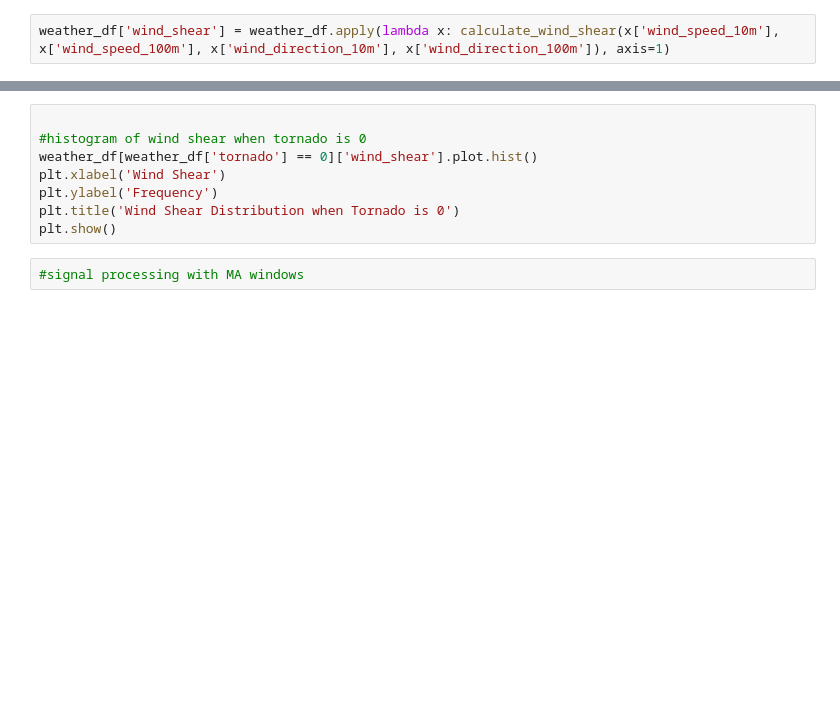
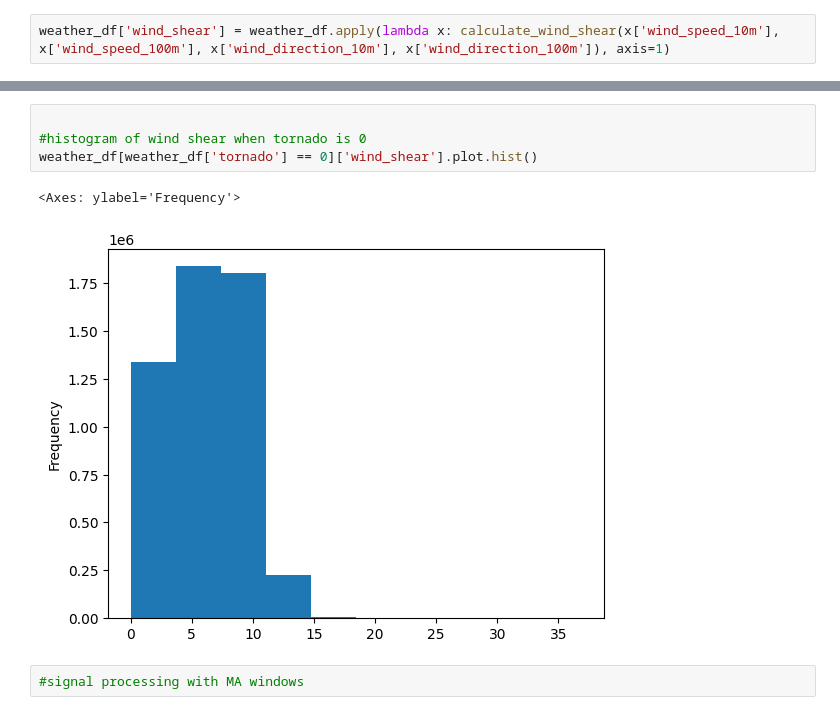
Before and after one commit to dpatel77/ProjectToto, a Jupyter notebook: ML_Model/ml_projectTOTO.ipynb, the cells around one changed output, grey strips where cells are left out. Cells and saved outputs as stored; diff of their text form; blank space fills up the shorter version.

```diff
--- a/ML_Model/ml_projectTOTO.ipynb
+++ b/ML_Model/ml_projectTOTO.ipynb
@@ -287,11 +286,10 @@ plt.show()
 # %%
 
 #histogram of wind shear when tornado is 0
 weather_df[weather_df['tornado'] == 0]['wind_shear'].plot.hist()
-plt.xlabel('Wind Shear')
-plt.ylabel('Frequency')
-plt.title('Wind Shear Distribution when Tornado is 0')
-plt.show()
+# %% [output]
+<Axes: ylabel='Frequency'>
+[figure, added]
 # %%
 #signal processing with MA windows
 # %% [markdown]
```
Also changed, not shown: parts of 2 cells of this notebook.
